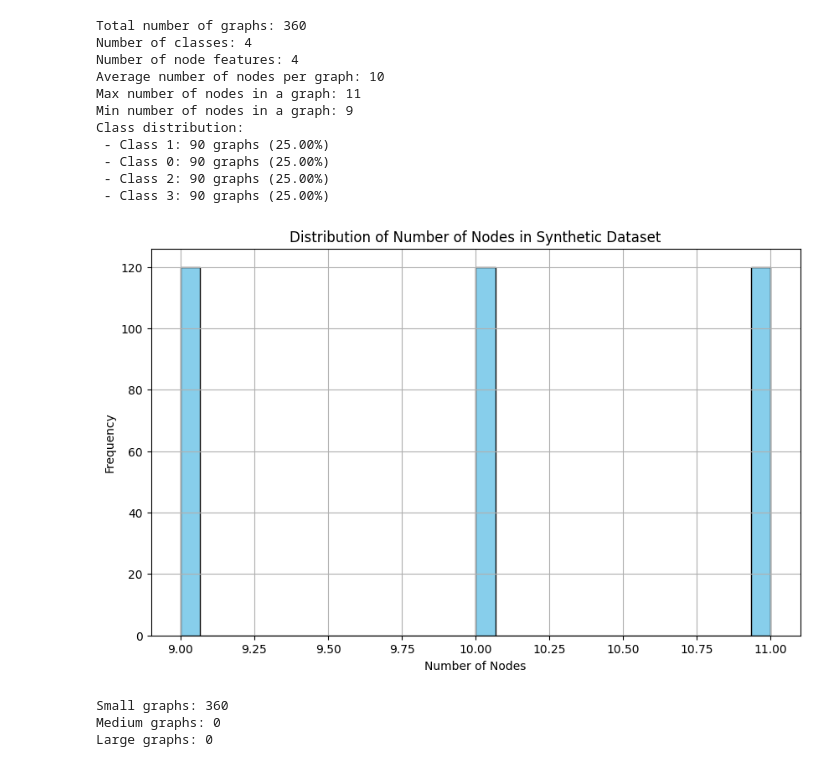
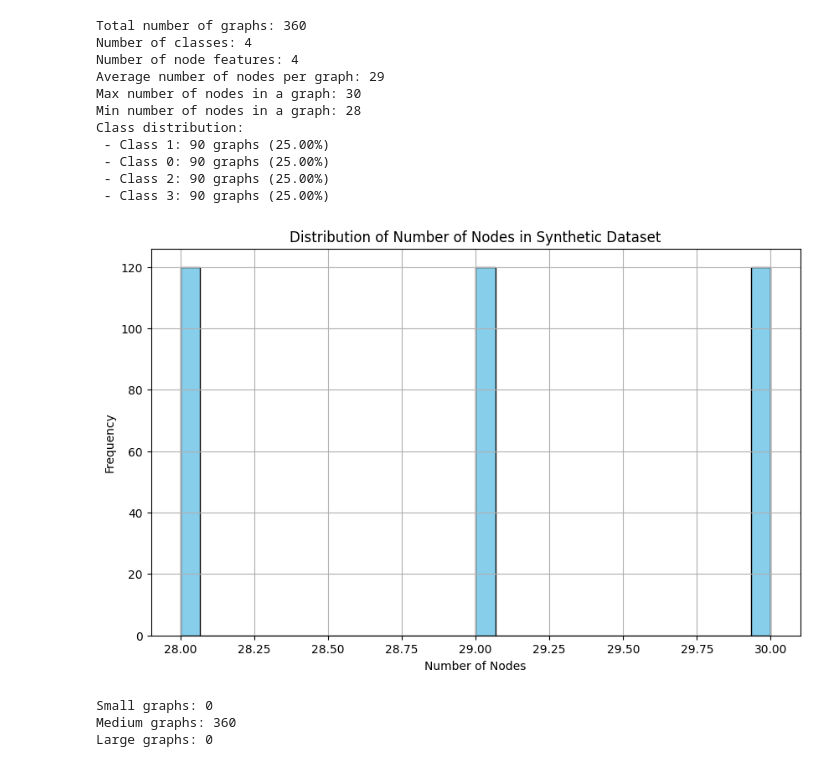
Before and after one commit to tsimiho/gmn, a Jupyter notebook: method1_synthetic.ipynb, the cells around one changed output. Drawn from its saved outputs; the diff is of its cells as text; code cells hidden in the pictures.

```diff
--- a/method1_synthetic.ipynb
+++ b/method1_synthetic.ipynb
@@ -438,32 +438,32 @@ def calculate_weighted_confidence(scores, external_weights=None, w_avg=0.5, w_va
 #             None,
 #         )
 # %%
-dataset = GraphDataset(torch.load("data/cycle_line_star_complete_1.pt"))
+dataset = GraphDataset(torch.load("data/cycle_line_star_complete_1_25+.pt"))
 
 (
     small_graphs,
     medium_graphs,
     large_graphs,
     classes,
     small_classes,
     medium_classes,
     large_classes,
 ) = analyze_dataset(dataset)
 # %% [output]
 Total number of graphs: 360
 Number of classes: 4
 Number of node features: 4
-Average number of nodes per graph: 10
-Max number of nodes in a graph: 11
-Min number of nodes in a graph: 9
+Average number of nodes per graph: 29
+Max number of nodes in a graph: 30
+Min number of nodes in a graph: 28
 Class distribution:
  - Class 1: 90 graphs (25.00%)
  - Class 0: 90 graphs (25.00%)
  - Class 2: 90 graphs (25.00%)
  - Class 3: 90 graphs (25.00%)
-[figure, old version]
+[figure, new version]
-Small graphs: 360
-Medium graphs: 0
+Small graphs: 0
+Medium graphs: 360
 Large graphs: 0
 # %%
 def train(model, optimizer, pairs, labels, batch_size):
```
Also changed, not shown: parts of 14 cells of this notebook, 5 other files.
